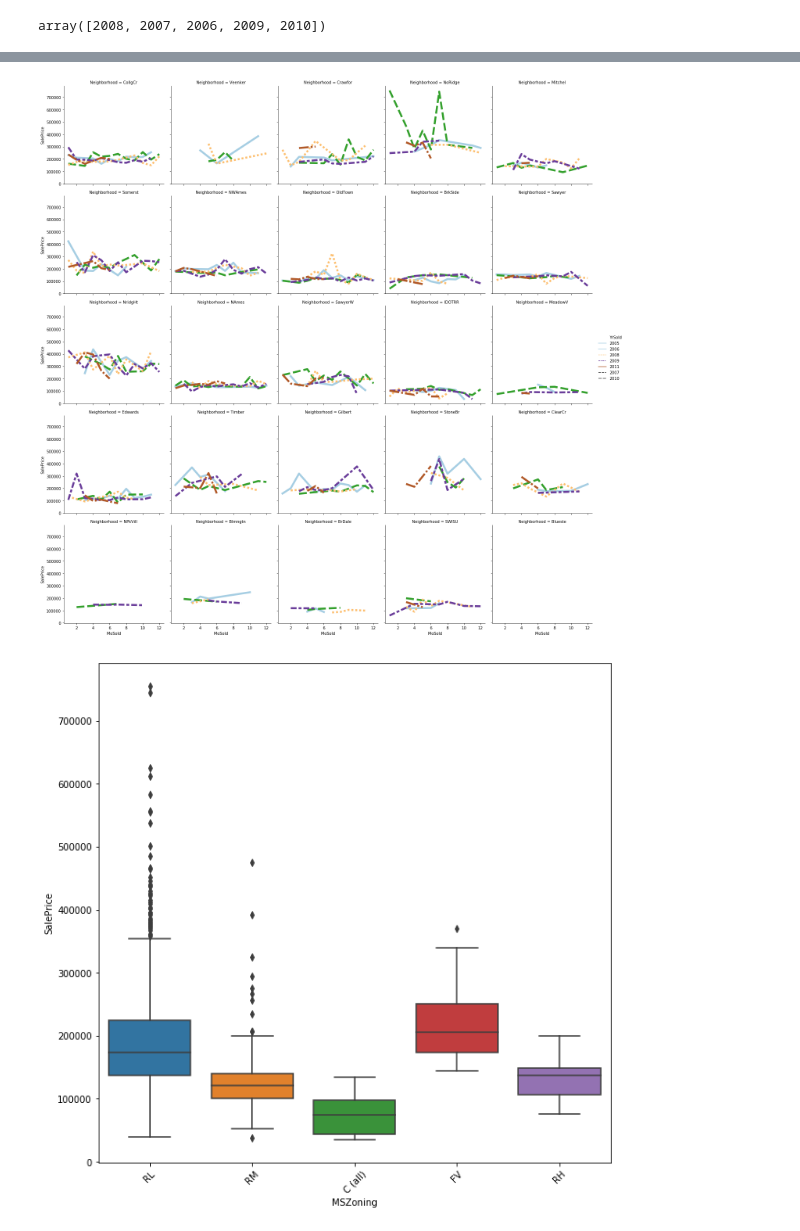
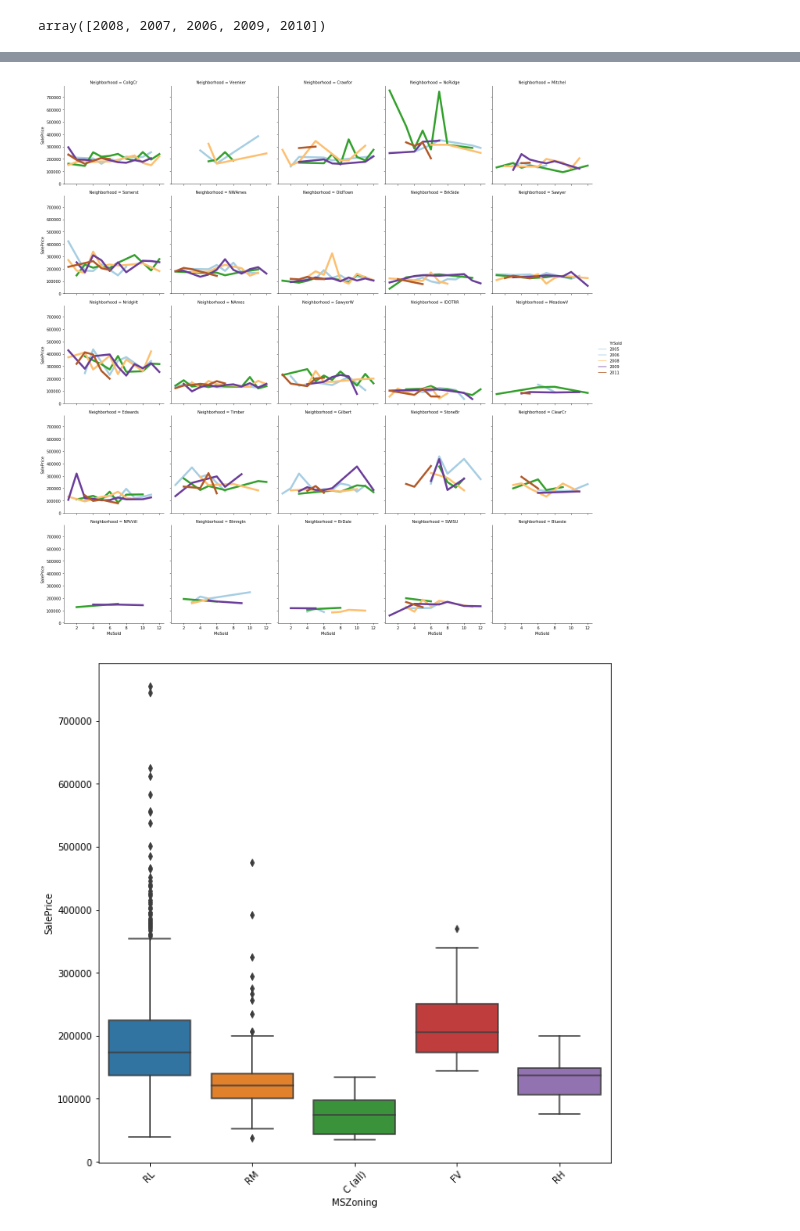
Before and after one commit to ber0-0/BrainStation-Capstone-Sale-Price-Prediction, a Jupyter notebook: Data_Cleansing.ipynb, the cells around one changed output, grey strips where cells are left out. Cells and saved outputs as stored; diff of their text form; code cells hidden in the pictures.

```diff
--- a/Data_Cleansing.ipynb
+++ b/Data_Cleansing.ipynb
@@ -223,13 +233,12 @@ array([2008, 2007, 2006, 2009, 2010])
 # %%
 sns.relplot(x="MoSold", y="SalePrice", hue="YrSold",
-            style = 'YrSold',
             col="Neighborhood", col_wrap=5,
             height=4, linewidth=5,
             kind="line", data=dt, ci=None, palette='Paired');
 #sns.relplot(x='MoSold',y='SalePrice',hue='YrSold', data=dt, kind='line', ci=None, palette='Paired')
 plt.show()
 # %% [output]
-[figure, old version]
+[figure, new version]
 # %%
 plt.figure(figsize=(10,10))
 sns.boxplot(dt['MSZoning'], dt['SalePrice'])
```
Also changed, not shown: parts of 7 cells of this notebook, 1 other file.
